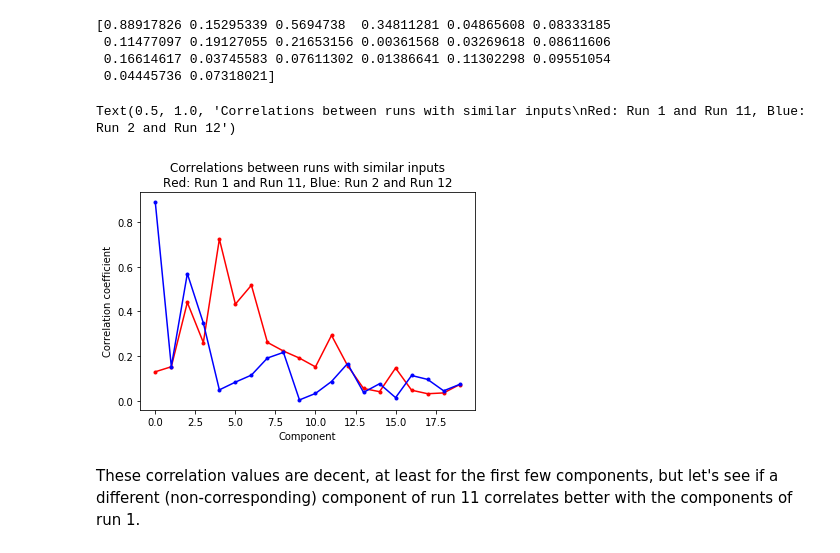
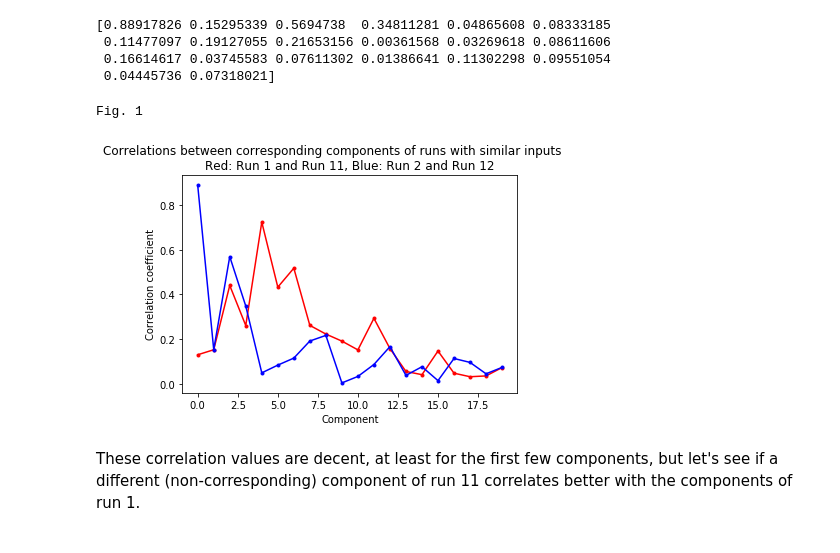
Before and after one commit to swaythe/IBC_scripts, a Jupyter notebook: Compare shared responses-Showcase.ipynb, the cells around one changed output. Cells and saved outputs as stored; diff of their text form; code cells hidden in the pictures.

```diff
--- a/Compare shared responses-Showcase.ipynb
+++ b/Compare shared responses-Showcase.ipynb
@@ -84,14 +48,16 @@ print(abs(r2_12))
 # %%
 # Plot the correlations
 # Plotting the absolute values because signs are not important
+print('Fig. 1')
 plt.plot(abs(r1_11), 'r.-')
 plt.plot(abs(r2_12), 'b.-')
 plt.xlabel('Component')
 plt.ylabel('Correlation coefficient')
-plt.title('Correlations between runs with similar inputs\nRed: Run 1 and Run 11, Blue: Run 2 and Run 12')
+plt.title('Correlations between corresponding components of runs with similar inputs \
+        \nRed: Run 1 and Run 11, Blue: Run 2 and Run 12');
 # %% [output]
-Text(0.5, 1.0, 'Correlations between runs with similar inputs\nRed: Run 1 and Run 11, Blue: Run 2 and Run 12')
+Fig. 1
-[figure, old version]
+[figure, new version]
 # %% [markdown]
 These correlation values are decent, at least for the first few components,
 but let's see if a different (non-corresponding) component of run 11
```
Also changed, not shown: parts of 10 cells of this notebook.
